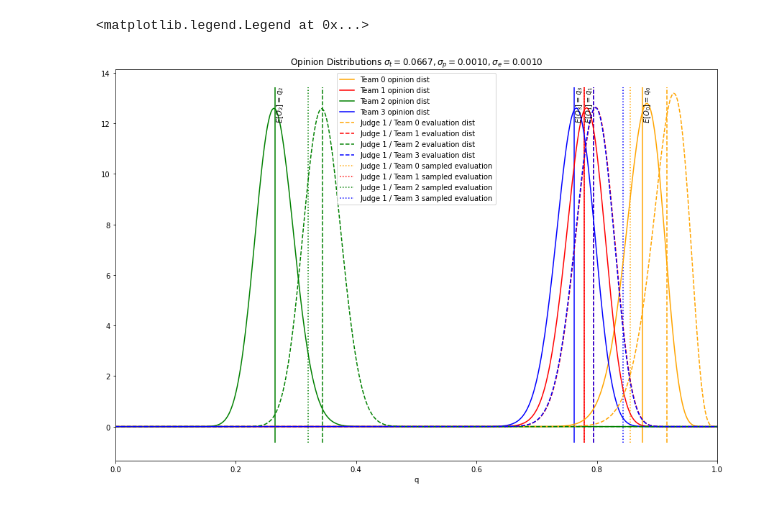
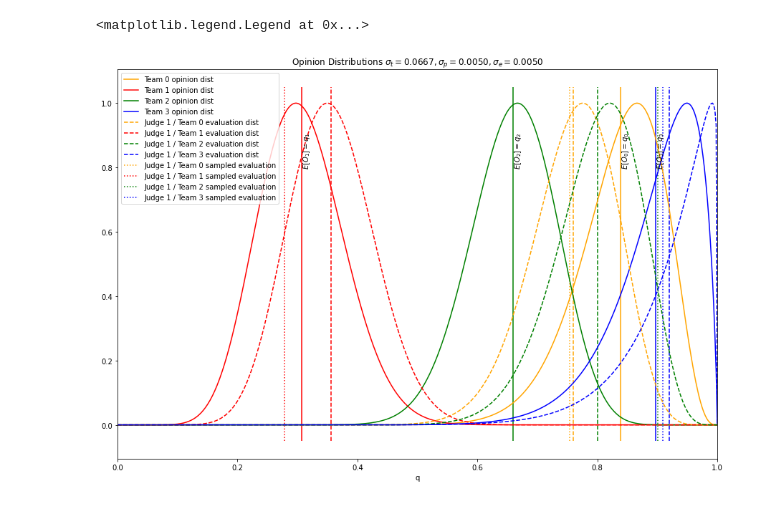
Before and after one commit to smh3005/Ranking-RL-Project, a Jupyter notebook: sim_plotting.ipynb, the cells around one changed output. Cells and saved outputs as stored; diff of their text form; code cells hidden in the pictures.

```diff
--- a/sim_plotting.ipynb
+++ b/sim_plotting.ipynb
@@ -24,46 +14,59 @@ Text(0.5, 0, 'q-values')
 # %%
 import scipy.stats as ss
+def minmaxscaler(xs):
+    return (xs - xs.min()) / (xs.max() - xs.min())
 
 plt.figure(figsize=(15, 10))
+
+def get_qvalues(var_team, n_teams):
+    a = 1 - np.sqrt(12 * var_team)
+    return np.random.uniform(a, 0.9, n_teams)
+
+var_team = 1/15
+qs = get_qvalues(var_team = var_team, n_teams = 4)
+# plt.vlines(qs, 0, 1)
+# plt.xlim(0, 1)
+# plt.title('Team q-values')
+# plt.xlabel('q-values')
 
 def plot_beta(a=2, b=2, **kwargs):
     x = np.linspace(0, 1, 500)
     y = ss.beta.pdf(x, a, b)
-    plt.plot(x, y, **kwargs)
+    plt.plot(x, minmaxscaler(y), **kwargs)
 
-opinion_var=0.001
-eval_var=0.001
+opinion_var=0.005
+eval_var=0.005
 sim = JudgingSimulator(qs, n_judges=1, opinion_var=opinion_var, eval_var=eval_var)
 
 colors = ['orange', 'red', 'green', 'blue']
 
 for i, (a, b) in enumerate(sim.team_value_shapes):
     plot_beta(a, b, c=colors[i], label=f'Team {i} opinion dist')
 
 ylims = plt.ylim()
 plt.vlines(qs, *ylims, color=colors, linestyles='-')
 plt.xlim(0, 1)
 plt.title(f'Opinion Distributions $\sigma_t={var_team:.4f}, \sigma_p={opinion_var:.4f}, \sigma_e={eval_var:.4f}$')
 plt.xlabel('q')
 
 for i, q in enumerate(qs):
-    plt.text(q, plt.ylim()[1]-2, f'$E[O_{i}]=q_{i}$', rotation=90)
+    plt.text(q, plt.ylim()[1]-.3, f'$E[O_{i}]=q_{i}$', rotation=90)
 
 for judge_opinions in sim.judges_opinions:
     plt.vlines(judge_opinions, *ylims, color=colors, linestyles='--')
 
 for i, opinion in enumerate(judge_opinions):
     a, b = sim.get_shape_params(opinion, sim.eval_var)
     plot_beta(a, b, c=colors[i], linestyle='--', label=f'Judge 1 / Team {i} evaluation dist')
 
 evals = sim.sample_evaluations(0)
 for i, eval in enumerate(evals):
     plt.vlines(eval, *ylims, color=colors[i], linestyles='dotted', label=f'Judge 1 / Team {i} sampled evaluation')
 
 plt.legend()
 # %% [output]
 <matplotlib.legend.Legend at 0x...>
-[figure, old version]
+[figure, new version]
 # %%
 # opinion_dist = np.array([[Beta(*value_shape) for value_shape in sim.team_value_shapes] for _ in range(1000)])
 # df = pd.DataFrame(opinion_dist).rename_axis("team", axis="columns").rename_axis("idx", axis="index")
```
Also changed, not shown: parts of 3 cells of this notebook, 9 other files.
